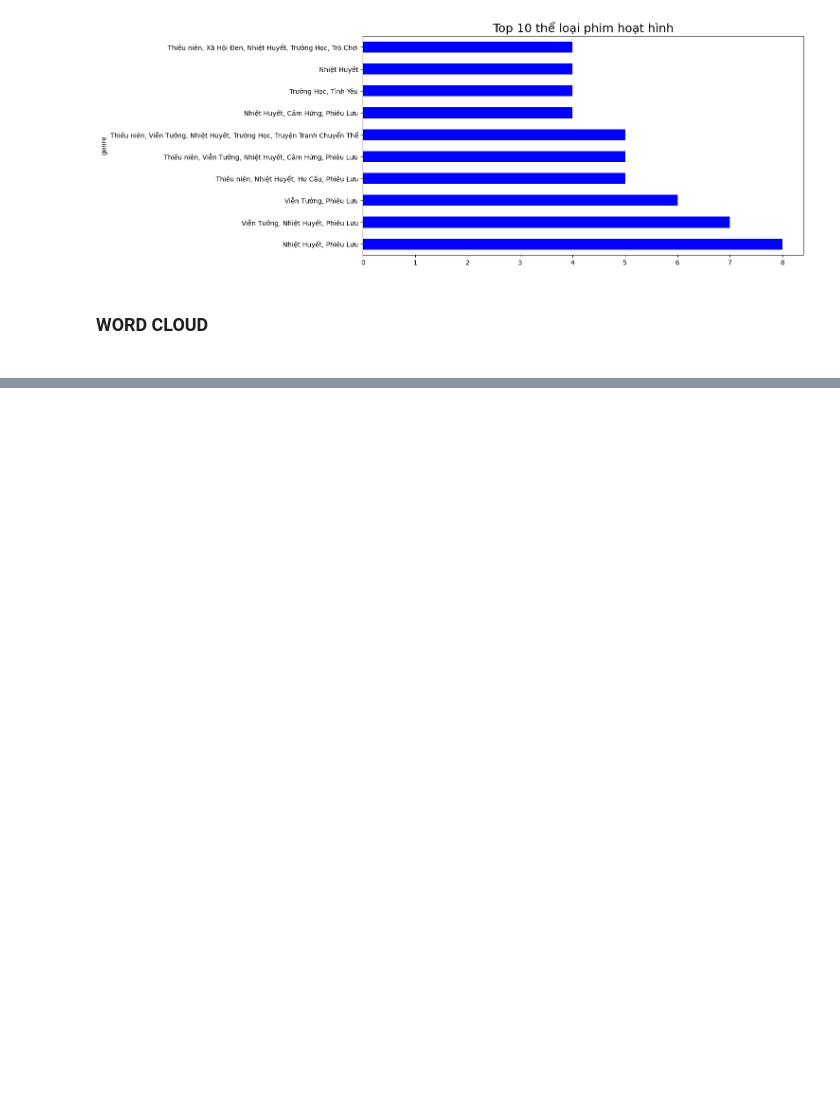
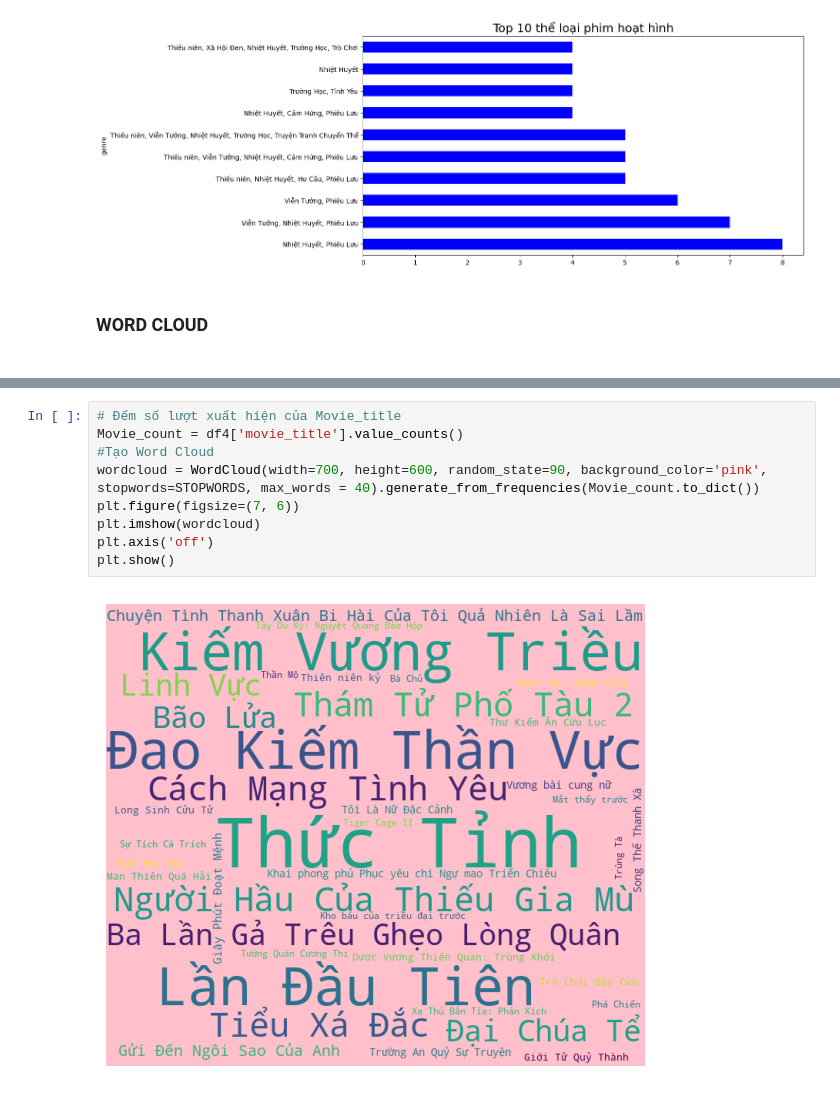
Before and after one commit to lamchi357/iQIYI, a Jupyter notebook: IQIYI.ipynb, the cells around one changed output, grey strips where cells are left out. Cells and saved outputs as stored; diff of their text form; blank space fills up the shorter version.

```diff
--- a/IQIYI.ipynb
+++ b/IQIYI.ipynb
@@ -391,3 +392,14 @@ plt.axis('off')
 plt.show()
 # %% [output]
 [figure]
+# %%
+# Đếm số lượt xuất hiện của Movie_title
+Movie_count = df4['movie_title'].value_counts()
+#Tạo Word Cloud
+wordcloud = WordCloud(width=700, height=600, random_state=90, background_color='pink', stopwords=STOPWORDS, max_words = 40).generate_from_frequencies(Movie_count.to_dict())
+plt.figure(figsize=(7, 6))
+plt.imshow(wordcloud)
+plt.axis('off')
+plt.show()
+# %% [output]
+[figure, added]
```
Also changed, not shown: parts of 8 cells of this notebook.
